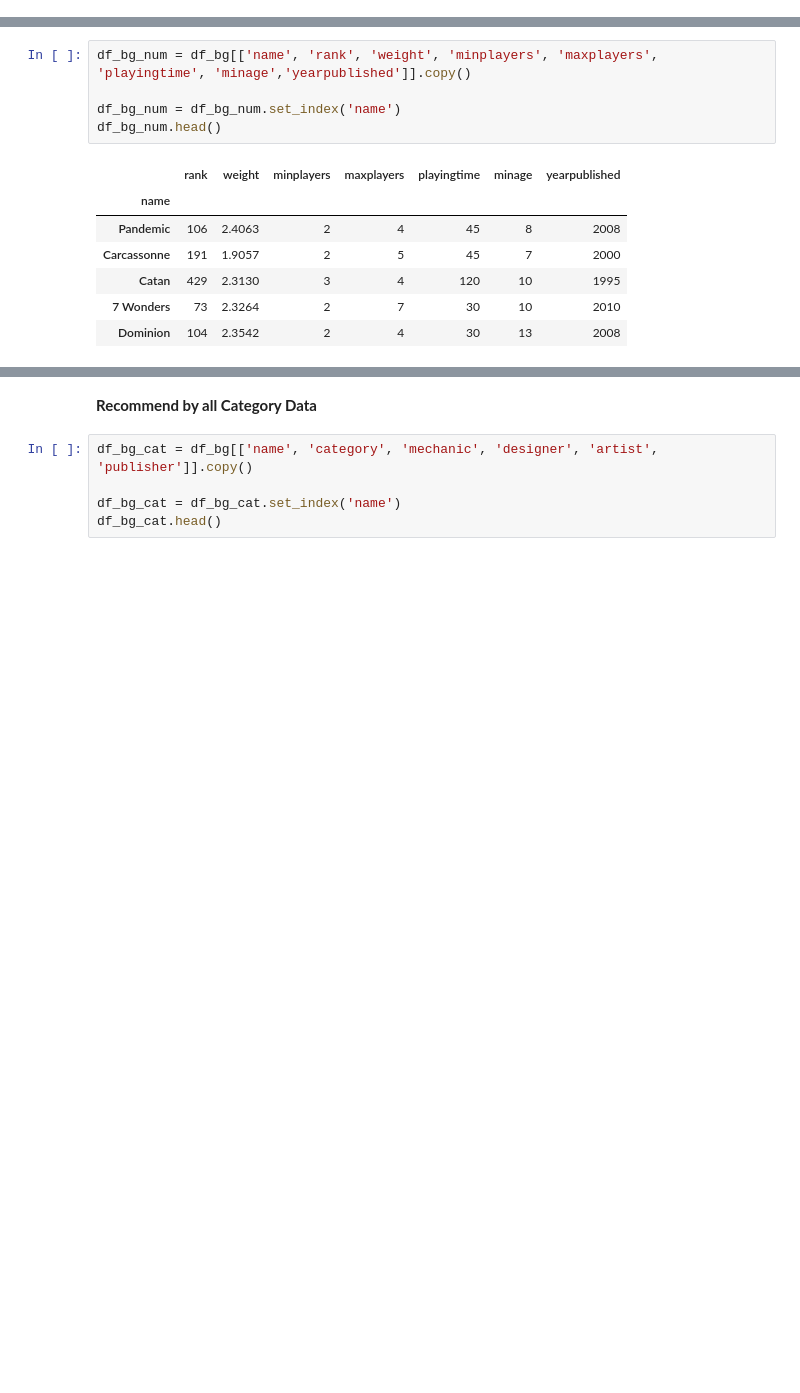
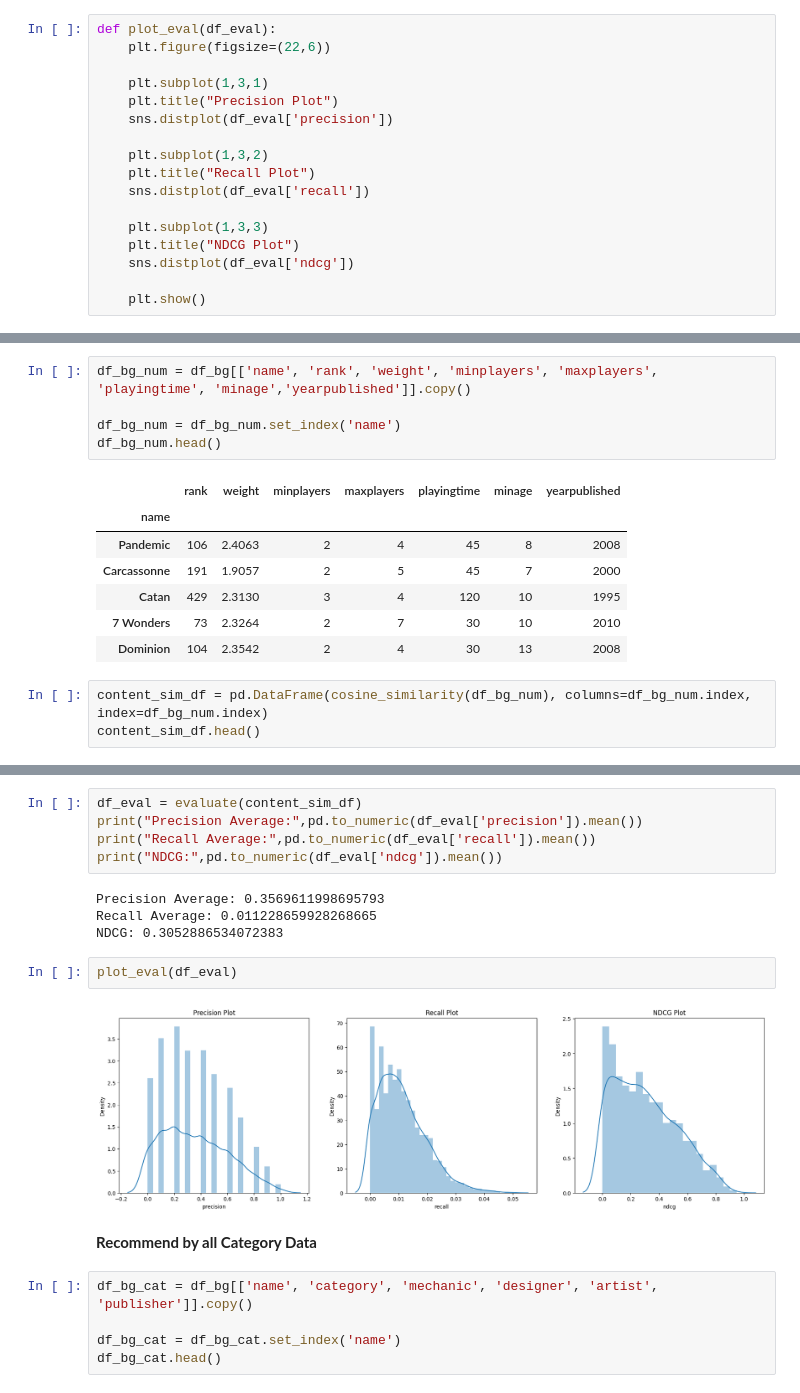
Before and after one commit to Kopzzz/Board-Game-RecCommu, a Jupyter notebook: code/3_Content-Based_Filtering.ipynb, the cells around one changed output, grey strips where cells are left out. Cells and saved outputs as stored; diff of their text form; blank space fills up the shorter version.

Commit message:
func and num data in content-based

```diff
--- a/code/3_Content-Based_Filtering.ipynb
+++ b/code/3_Content-Based_Filtering.ipynb
@@ -45,3 +123,20 @@ df_rv (2018715, 3)
+# %%
+def plot_eval(df_eval):
+    plt.figure(figsize=(22,6))
+
+    plt.subplot(1,3,1)
+    plt.title("Precision Plot")
+    sns.distplot(df_eval['precision'])
+
+    plt.subplot(1,3,2)
+    plt.title("Recall Plot")
+    sns.distplot(df_eval['recall'])
+
+    plt.subplot(1,3,3)
+    plt.title("NDCG Plot")
+    sns.distplot(df_eval['ndcg'])
+
+    plt.show()
 # %% [markdown]
 **Recommend by Numerical Data**
 # %%
@@ -57,3 +152,6 @@ df_bg_num.head()
 | Catan | 429 | 2.3130 | 3 | 4 | 120 | 10 | 1995 |
 | 7 Wonders | 73 | 2.3264 | 2 | 7 | 30 | 10 | 2010 |
 | Dominion | 104 | 2.3542 | 2 | 4 | 30 | 13 | 2008 |
+# %%
+content_sim_df = pd.DataFrame(cosine_similarity(df_bg_num), columns=df_bg_num.index, index=df_bg_num.index)
+content_sim_df.head()
@@ -60,3 +167,16 @@ df_bg_num.head()
+# %%
+df_eval = evaluate(content_sim_df)
+print("Precision Average:",pd.to_numeric(df_eval['precision']).mean())
+print("Recall Average:",pd.to_numeric(df_eval['recall']).mean())
+print("NDCG:",pd.to_numeric(df_eval['ndcg']).mean())
+# %% [output]
+Precision Average: 0.3569611998695793
+Recall Average: 0.011228659928268665
+NDCG: 0.3052886534072383
+# %%
+plot_eval(df_eval)
+# %% [output]
+[figure, added]
 # %% [markdown]
 **Recommend by all Category Data**
 # %%
```
Also changed, not shown: parts of 12 cells of this notebook.
